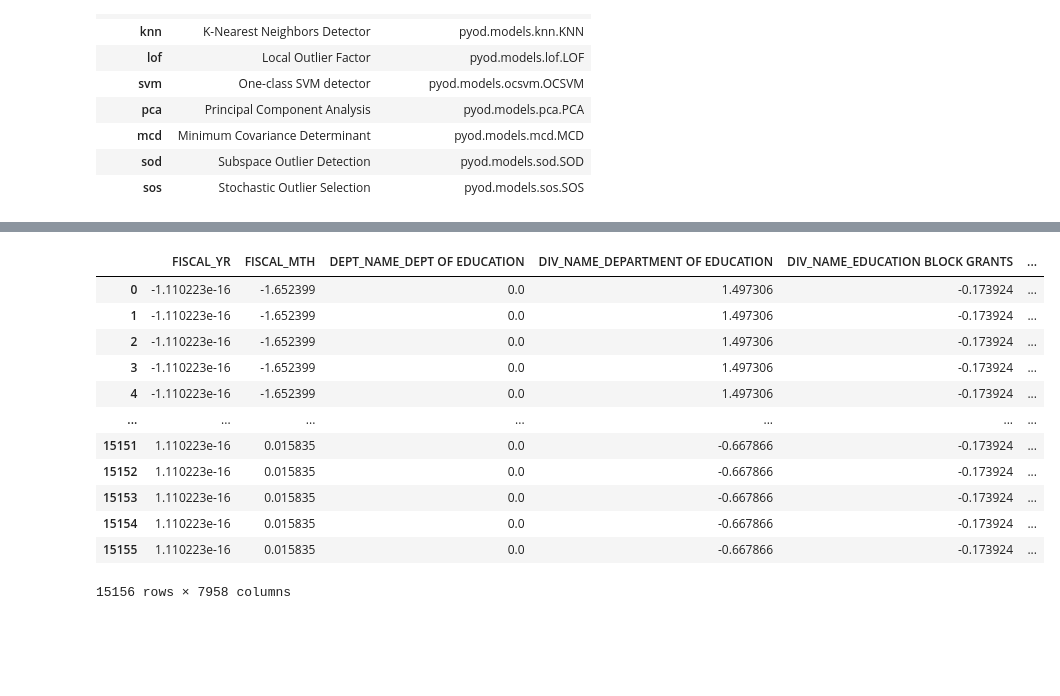
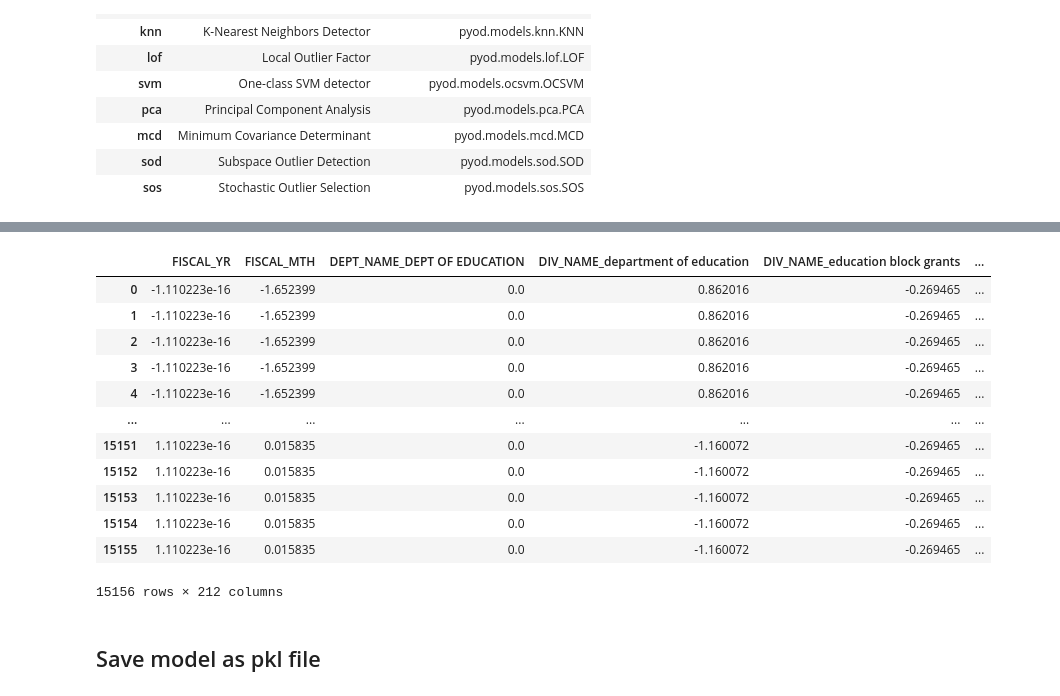
Before and after one commit to Philander1/MLOPS, a Jupyter notebook: dataset3_philander.ipynb, the cells around one changed output, grey strips where cells are left out. Saved outputs shown, nothing was run; the diff lists cells and outputs as text; code cells hidden in the pictures; blank space fills up the shorter version.

```diff
--- a/dataset3_philander.ipynb
+++ b/dataset3_philander.ipynb
@@ -130,0 +148,2 @@ plt.show()
+# %%
+new_data = data.drop(['MERCHANT', 'TRANS_DT'], axis=1)
@@ -131,3 +152,6 @@ plt.show()
+# %%
+new_data['DIV_NAME'] = new_data['DIV_NAME'].str.lower()
+new_data['CAT_DESC'] = new_data['CAT_DESC'].str.lower()
 # %% [markdown]
 # Task 2: Train, validate and develop a Machine Learning pipeline using PyCaret. (10 marks)
 # %%
@@ -212,21 +236,23 @@ iforest_anomalies
 # %%
 # predict on test set
-iforest_pred = predict_model(iforest, data=data)
+iforest_pred = predict_model(iforest, data=new_data)
 iforest_pred
 # %% [output]
-|  | FISCAL_YR | FISCAL_MTH | DEPT_NAME_DEPT OF EDUCATION | DIV_NAME_DEPARTMENT OF EDUCATION | DIV_NAME_EDUCATION BLOCK GRANTS | ... |
-| 0 | -1.110223e-16 | -1.652399 | 0.0 | 1.497306 | -0.173924 | ... |
-| 1 | -1.110223e-16 | -1.652399 | 0.0 | 1.497306 | -0.173924 | ... |
-| 2 | -1.110223e-16 | -1.652399 | 0.0 | 1.497306 | -0.173924 | ... |
-| 3 | -1.110223e-16 | -1.652399 | 0.0 | 1.497306 | -0.173924 | ... |
-| 4 | -1.110223e-16 | -1.652399 | 0.0 | 1.497306 | -0.173924 | ... |
+|  | FISCAL_YR | FISCAL_MTH | DEPT_NAME_DEPT OF EDUCATION | DIV_NAME_department of education | DIV_NAME_education block grants | ... |
+| 0 | -1.110223e-16 | -1.652399 | 0.0 | 0.862016 | -0.269465 | ... |
+| 1 | -1.110223e-16 | -1.652399 | 0.0 | 0.862016 | -0.269465 | ... |
+| 2 | -1.110223e-16 | -1.652399 | 0.0 | 0.862016 | -0.269465 | ... |
+| 3 | -1.110223e-16 | -1.652399 | 0.0 | 0.862016 | -0.269465 | ... |
+| 4 | -1.110223e-16 | -1.652399 | 0.0 | 0.862016 | -0.269465 | ... |
 | ... | ... | ... | ... | ... | ... | ... |
-| 15151 | 1.110223e-16 | 0.015835 | 0.0 | -0.667866 | -0.173924 | ... |
-| 15152 | 1.110223e-16 | 0.015835 | 0.0 | -0.667866 | -0.173924 | ... |
-| 15153 | 1.110223e-16 | 0.015835 | 0.0 | -0.667866 | -0.173924 | ... |
-| 15154 | 1.110223e-16 | 0.015835 | 0.0 | -0.667866 | -0.173924 | ... |
-| 15155 | 1.110223e-16 | 0.015835 | 0.0 | -0.667866 | -0.173924 | ... |
+| 15151 | 1.110223e-16 | 0.015835 | 0.0 | -1.160072 | -0.269465 | ... |
+| 15152 | 1.110223e-16 | 0.015835 | 0.0 | -1.160072 | -0.269465 | ... |
+| 15153 | 1.110223e-16 | 0.015835 | 0.0 | -1.160072 | -0.269465 | ... |
+| 15154 | 1.110223e-16 | 0.015835 | 0.0 | -1.160072 | -0.269465 | ... |
+| 15155 | 1.110223e-16 | 0.015835 | 0.0 | -1.160072 | -0.269465 | ... |
-15156 rows × 7958 columns
+15156 rows × 212 columns
+# %% [markdown]
+## Save model as pkl file
 # %%
 save_model(iforest, 'anomaly_detection_model')
 # %% [output]
```
Also changed, not shown: parts of 14 cells of this notebook, 1 other file.
